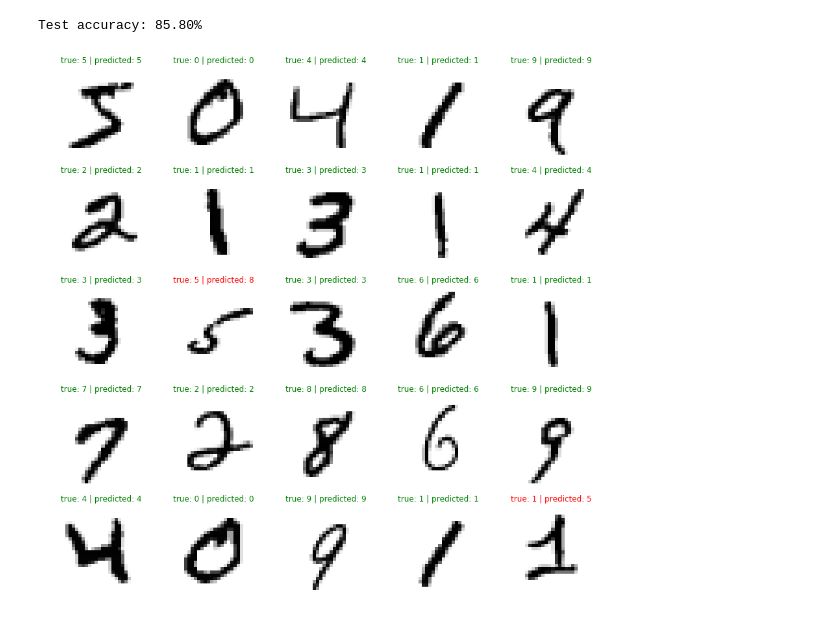
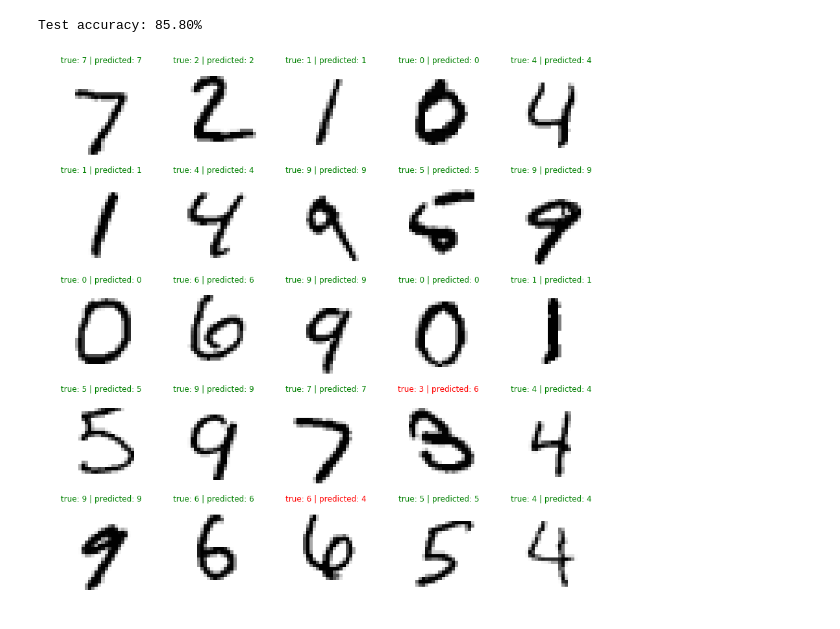
Before and after one commit to polarbart/libdl, a Jupyter notebook: MNIST.ipynb, the cells around one changed output. Cells and saved outputs as stored; diff of their text form; code cells hidden in the pictures.

```diff
--- a/MNIST.ipynb
+++ b/MNIST.ipynb
@@ -112,14 +112,14 @@ Test accuracy: 85.80%
 # %%
 # visualization
 grid_size = 5
-t = from_numpy(np.concatenate([train_data[i][0][None] for i in range(grid_size * grid_size)]).transpose())
+t = from_numpy(np.concatenate([test_data[i][0][None] for i in range(grid_size * grid_size)]).transpose())
 lp = forward(t).numpy().argmax(axis=0)
 gs = gridspec.GridSpec(grid_size, grid_size)
 plt.figure(figsize=(15,15))
 for i in range(grid_size*grid_size):
     plt.subplot(gs[i])
     plt.axis('off')
-    plt.title(f'true: {train_data[i][1]} | predicted: {lp[i]}', color='g' if train_data[i][1] == lp[i] else 'r')
-    plt.imshow(1-train_data[i][0].numpy().squeeze(), cmap='gray')
+    plt.title(f'true: {test_data[i][1]} | predicted: {lp[i]}', color='g' if test_data[i][1] == lp[i] else 'r')
+    plt.imshow(1-test_data[i][0].numpy().squeeze(), cmap='gray')
 # %% [output]
-[figure, old version]
+[figure, new version]
```
Also changed, not shown: parts of 1 cell of this notebook.
